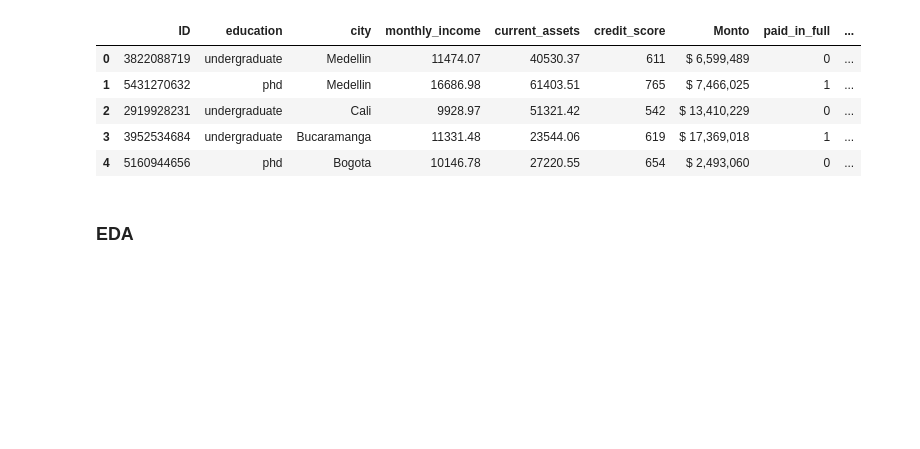
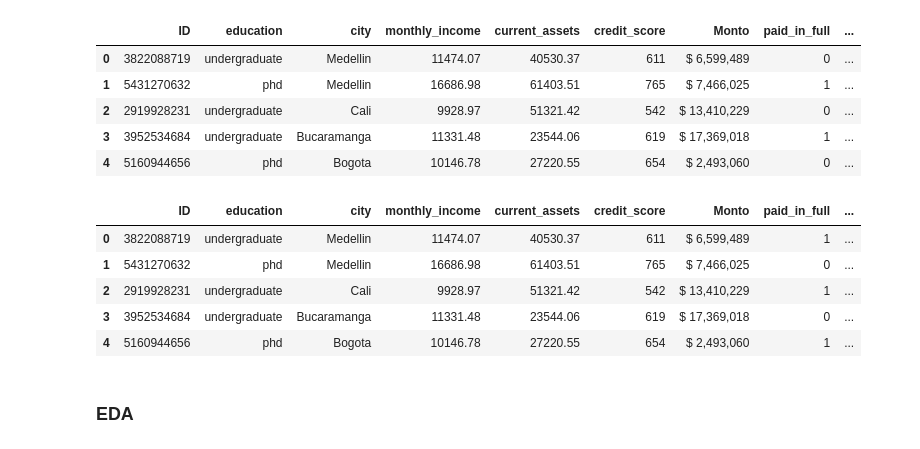
Before and after one commit to santiagoahl/risk-model-for-credit-loans, a Jupyter notebook: notebooks/predict_risk.ipynb, the cells around one changed output. Cells and saved outputs as stored; diff of their text form; code cells hidden in the pictures; blank space fills up the shorter version.

```diff
--- a/notebooks/predict_risk.ipynb
+++ b/notebooks/predict_risk.ipynb
@@ -53,6 +53,15 @@ df.head()
 # Fix paid in full definition
 
 df["paid_in_full"] = df["paid_in_full"].map({0: 1, 1:0})
+# %%
+df.head()
+# %% [output]
+|  | ID | education | city | monthly_income | current_assets | credit_score | Monto | paid_in_full | ... |
+| 0 | 3822088719 | undergraduate | Medellin | 11474.07 | 40530.37 | 611 | $ 6,599,489 | 1 | ... |
+| 1 | 5431270632 | phd | Medellin | 16686.98 | 61403.51 | 765 | $ 7,466,025 | 0 | ... |
+| 2 | 2919928231 | undergraduate | Cali | 9928.97 | 51321.42 | 542 | $ 13,410,229 | 1 | ... |
+| 3 | 3952534684 | undergraduate | Bucaramanga | 11331.48 | 23544.06 | 619 | $ 17,369,018 | 0 | ... |
+| 4 | 5160944656 | phd | Bogota | 10146.78 | 27220.55 | 654 | $ 2,493,060 | 1 | ... |
 # %% [markdown]
 ### EDA
 # %% [markdown]
```
Also changed, not shown: parts of 4 cells of this notebook, 4 other files.
